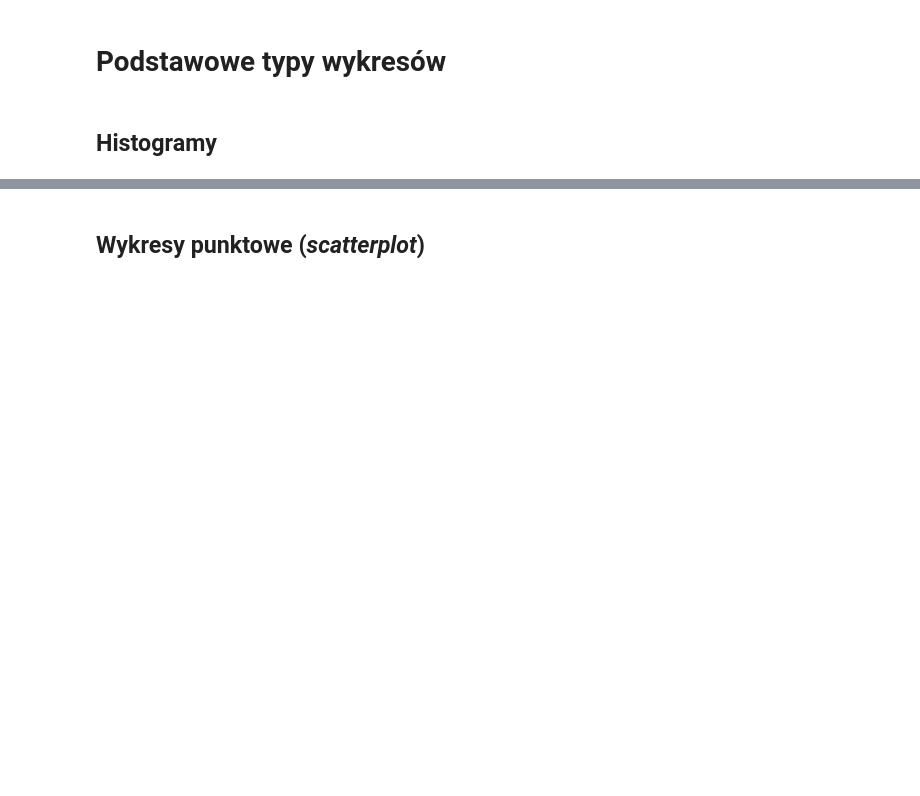
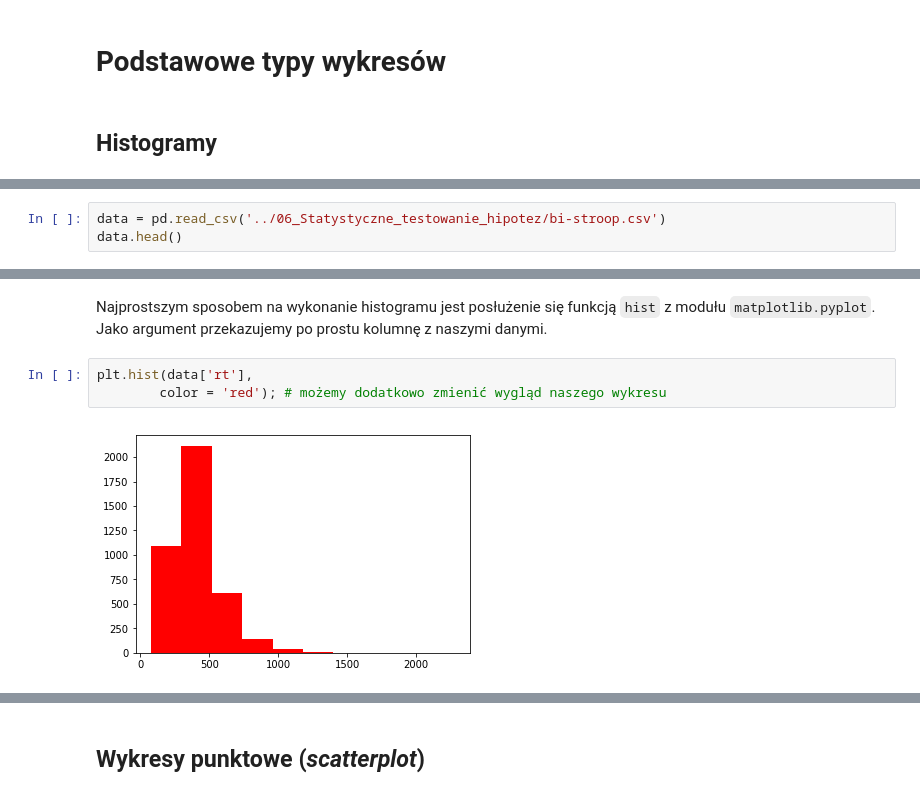
Before and after one commit to PanBartosz/semexp, a Jupyter notebook: 07_Wizualizacje_danych_w_Pythonie/01. Wizualizacje danych.ipynb, the cells around one changed output, grey strips where cells are left out. Drawn from its saved outputs; the diff is of its cells as text; blank space fills up the shorter version.

```diff
--- a/07_Wizualizacje_danych_w_Pythonie/01. Wizualizacje danych.ipynb
+++ b/07_Wizualizacje_danych_w_Pythonie/01. Wizualizacje danych.ipynb
@@ -24,0 +15,3 @@ data.head()
+# %%
+data = pd.read_csv('../06_Statystyczne_testowanie_hipotez/bi-stroop.csv')
+data.head()
@@ -24,0 +25,7 @@ data.head()
+# %% [markdown]
+Najprostszym sposobem na wykonanie histogramu jest posłużenie się funkcją `hist` z modułu `matplotlib.pyplot`. Jako argument przekazujemy po prostu kolumnę z naszymi danymi.
+# %%
+plt.hist(data['rt'],
+        color = 'red'); # możemy dodatkowo zmienić wygląd naszego wykresu
+# %% [output]
+[figure, added]
```
Also changed, not shown: parts of 38 cells of this notebook, 18 other files.
